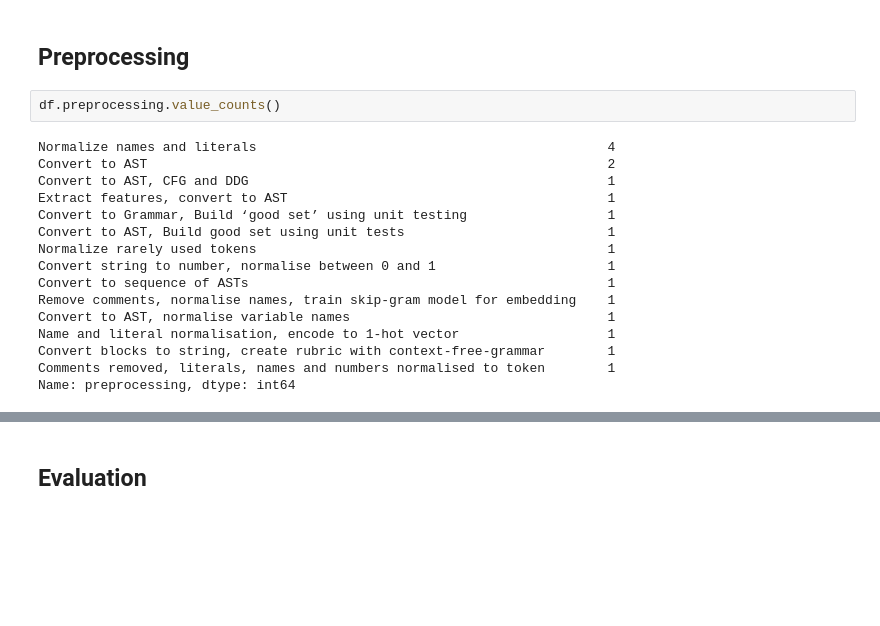
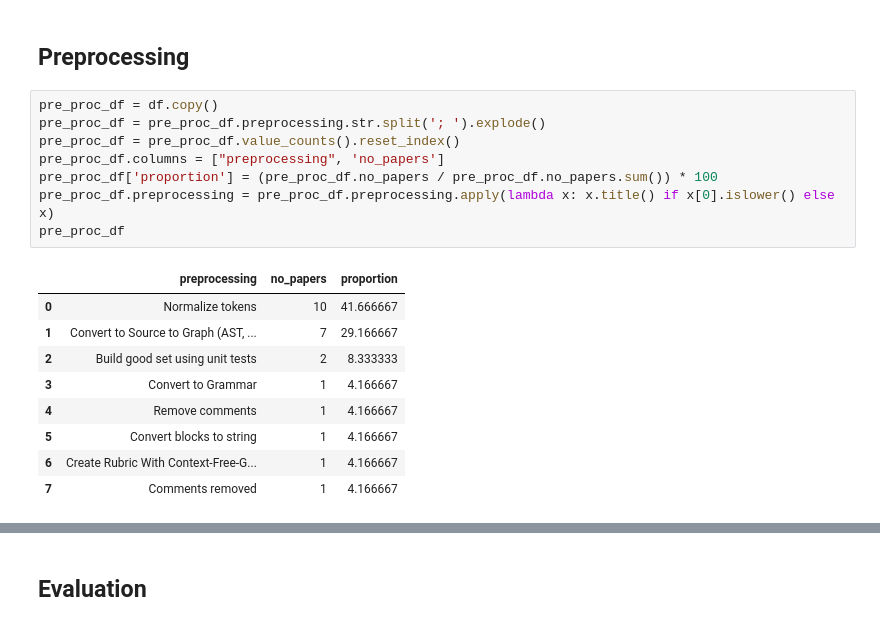
Before and after one commit to m-messer/In-Depth_Analysis_ML_Graders_Analysis, a Jupyter notebook: analysis.ipynb, the cells around one changed output, grey strips where cells are left out. Drawn from its saved outputs; the diff is of its cells as text; blank space fills up the shorter version.

```diff
--- a/analysis.ipynb
+++ b/analysis.ipynb
@@ -116,21 +116,21 @@ plt.savefig('plots/category.pdf', bbox_inches='tight')
 Covered by above two plots and will have specific detail in the discussion section.
 # %% [markdown]
 ## Preprocessing
-# %%
-df.preprocessing.value_counts()
-# %% [output]
-Normalize names and literals                                             4
-Convert to AST                                                           2
-Convert to AST, CFG and DDG                                              1
-Extract features, convert to AST                                         1
-Convert to Grammar, Build ‘good set’ using unit testing                  1
-Convert to AST, Build good set using unit tests                          1
-Normalize rarely used tokens                                             1
-Convert string to number, normalise between 0 and 1                      1
-Convert to sequence of ASTs                                              1
-Remove comments, normalise names, train skip-gram model for embedding    1
-Convert to AST, normalise variable names                                 1
-Name and literal normalisation, encode to 1-hot vector                   1
-Convert blocks to string, create rubric with context-free-grammar        1
-Comments removed, literals, names and numbers normalised to token        1
-Name: preprocessing, dtype: int64
+# %%
+pre_proc_df = df.copy()
+pre_proc_df = pre_proc_df.preprocessing.str.split('; ').explode()
+pre_proc_df = pre_proc_df.value_counts().reset_index()
+pre_proc_df.columns = ["preprocessing", 'no_papers']
+pre_proc_df['proportion'] = (pre_proc_df.no_papers / pre_proc_df.no_papers.sum()) * 100
+pre_proc_df.preprocessing = pre_proc_df.preprocessing.apply(lambda x: x.title() if x[0].islower() else x)
+pre_proc_df
+# %% [output]
+|  | preprocessing | no_papers | proportion |
+| 0 | Normalize tokens | 10 | 41.666667 |
+| 1 | Convert to Source to Graph (AST, ... | 7 | 29.166667 |
+| 2 | Build good set using unit tests | 2 | 8.333333 |
+| 3 | Convert to Grammar | 1 | 4.166667 |
+| 4 | Remove comments | 1 | 4.166667 |
+| 5 | Convert blocks to string | 1 | 4.166667 |
+| 6 | Create Rubric With Context-Free-G... | 1 | 4.166667 |
+| 7 | Comments removed | 1 | 4.166667 |
```
Also changed, not shown: parts of 2 cells of this notebook, 6 other files.
